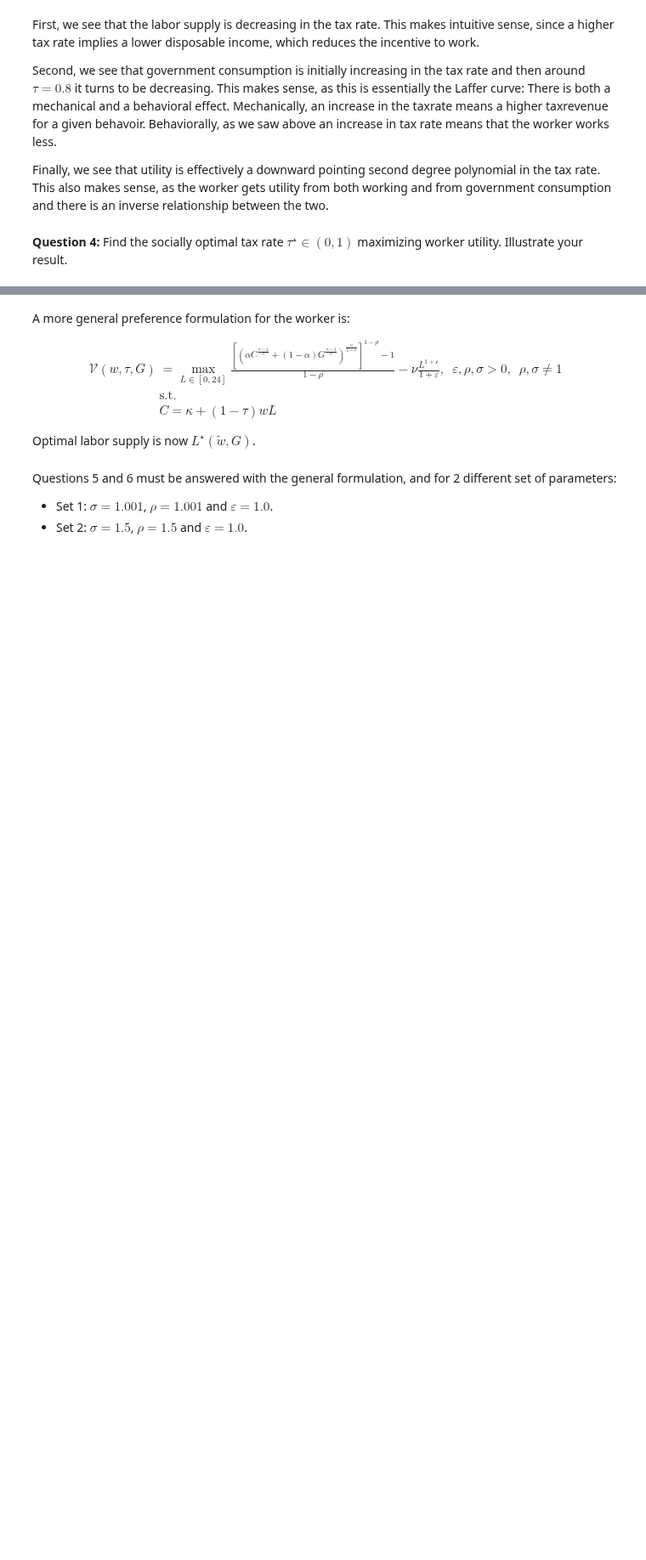
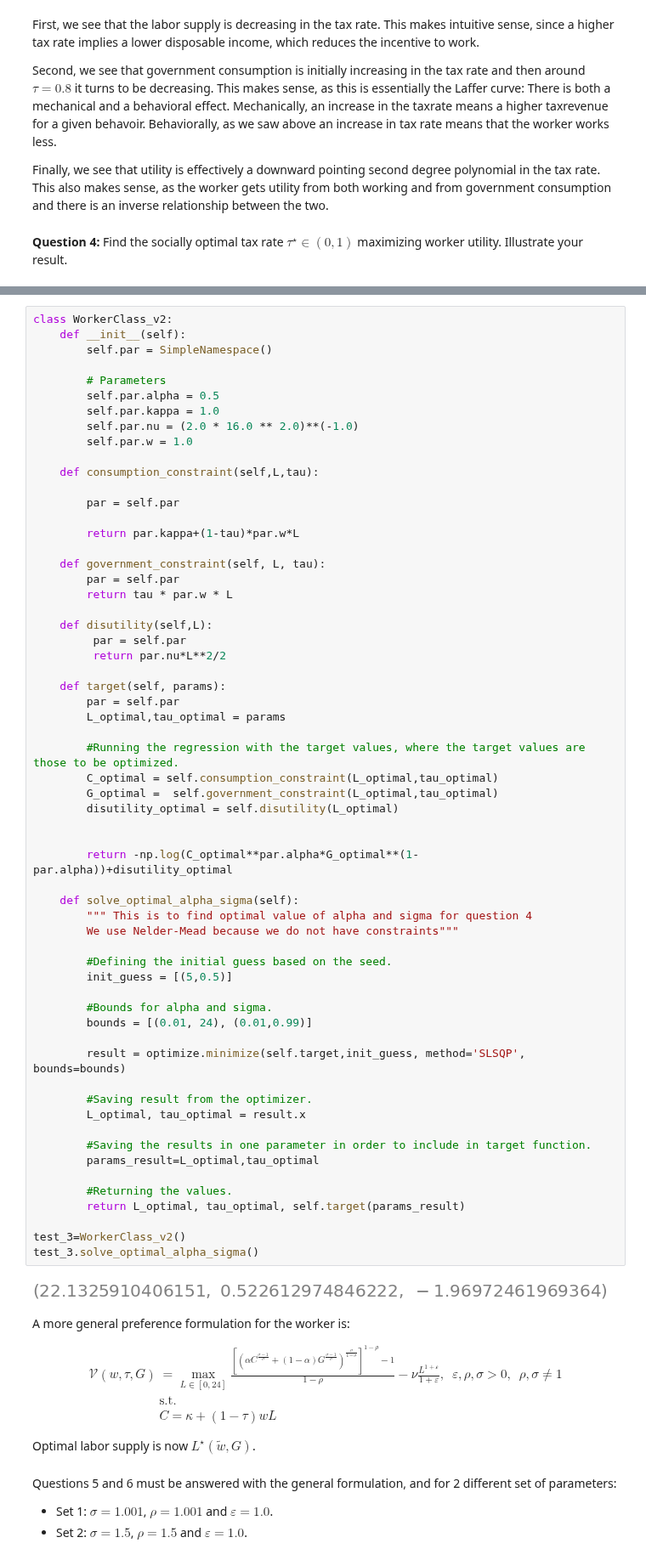
Before and after one commit to NumEconCopenhagen/projects-2023-andershuus_christianfogel, a Jupyter notebook: examproject/Exam-2023-notebook.ipynb, the cells around one changed output, grey strips where cells are left out. Shown at 85% size. Saved outputs shown, nothing was run; the diff lists cells and outputs as text; blank space fills up the shorter version.

Commit message:
Question 1.4.

```diff
--- a/examproject/Exam-2023-notebook.ipynb
+++ b/examproject/Exam-2023-notebook.ipynb
@@ -304,3 +404,65 @@ IndentationError: expected an indented block (112142227.py, line 7)
+# %%
+class WorkerClass_v2:
+    def __init__(self):
+        self.par = SimpleNamespace()
+
+        # Parameters
+        self.par.alpha = 0.5
+        self.par.kappa = 1.0
+        self.par.nu = (2.0 * 16.0 ** 2.0)**(-1.0)
+        self.par.w = 1.0
+
+    def consumption_constraint(self,L,tau):
+
+        par = self.par
+
+        return par.kappa+(1-tau)*par.w*L
+
+    def government_constraint(self, L, tau):
+        par = self.par
+        return tau * par.w * L
+
+    def disutility(self,L):
+         par = self.par
+         return par.nu*L**2/2
+
+    def target(self, params):
+        par = self.par
+        L_optimal,tau_optimal = params
+
+        #Running the regression with the target values, where the target values are those to be optimized.
+        C_optimal = self.consumption_constraint(L_optimal,tau_optimal)
+        G_optimal =  self.government_constraint(L_optimal,tau_optimal)
+        disutility_optimal = self.disutility(L_optimal)
+
+
+        return -np.log(C_optimal**par.alpha*G_optimal**(1-par.alpha))+disutility_optimal
+
+    def solve_optimal_alpha_sigma(self):
+        """ This is to find optimal value of alpha and sigma for question 4
+        We use Nelder-Mead because we do not have constraints"""
+
+        #Defining the initial guess based on the seed.
+        init_guess = [(5,0.5)]
+
+        #Bounds for alpha and sigma.
+        bounds = [(0.01, 24), (0.01,0.99)]
+
+        result = optimize.minimize(self.target,init_guess, method='SLSQP', bounds=bounds)
+
+        #Saving result from the optimizer.
+        L_optimal, tau_optimal = result.x
+
+        #Saving the results in one parameter in order to include in target function.
+        params_result=L_optimal,tau_optimal
+
+        #Returning the values.
+        return L_optimal, tau_optimal, self.target(params_result)
+
+test_3=WorkerClass_v2()
+test_3.solve_optimal_alpha_sigma()
+# %% [output]
+[figure, added]
 # %% [markdown]
 A more general preference formulation for the worker is:
 
```
Also changed, not shown: parts of 4 cells of this notebook, 1 other file.
